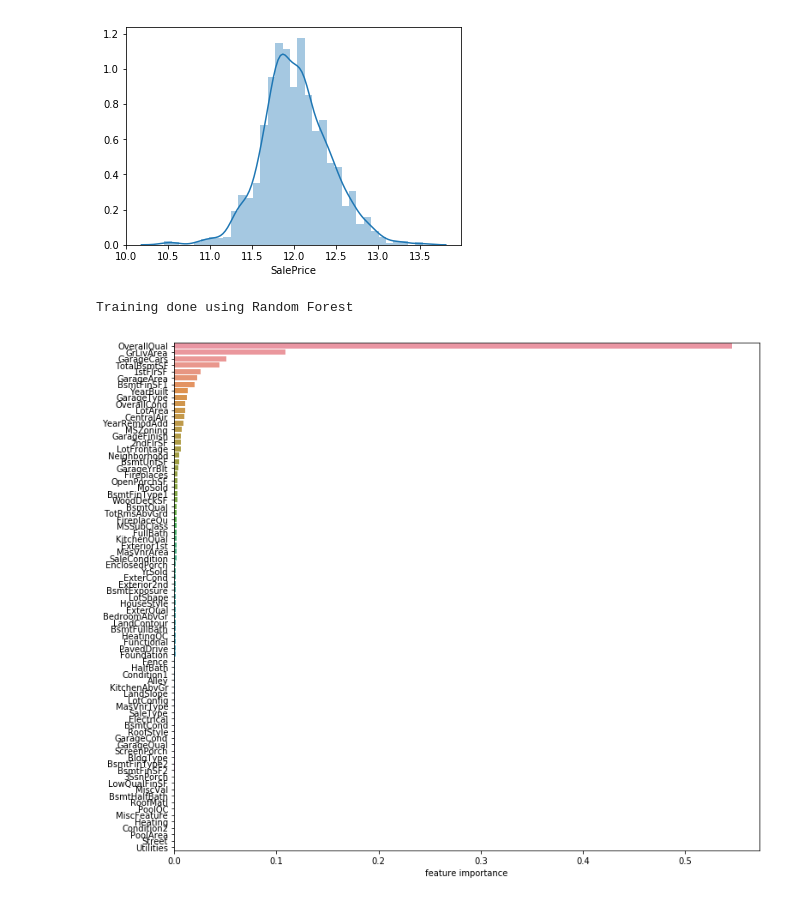
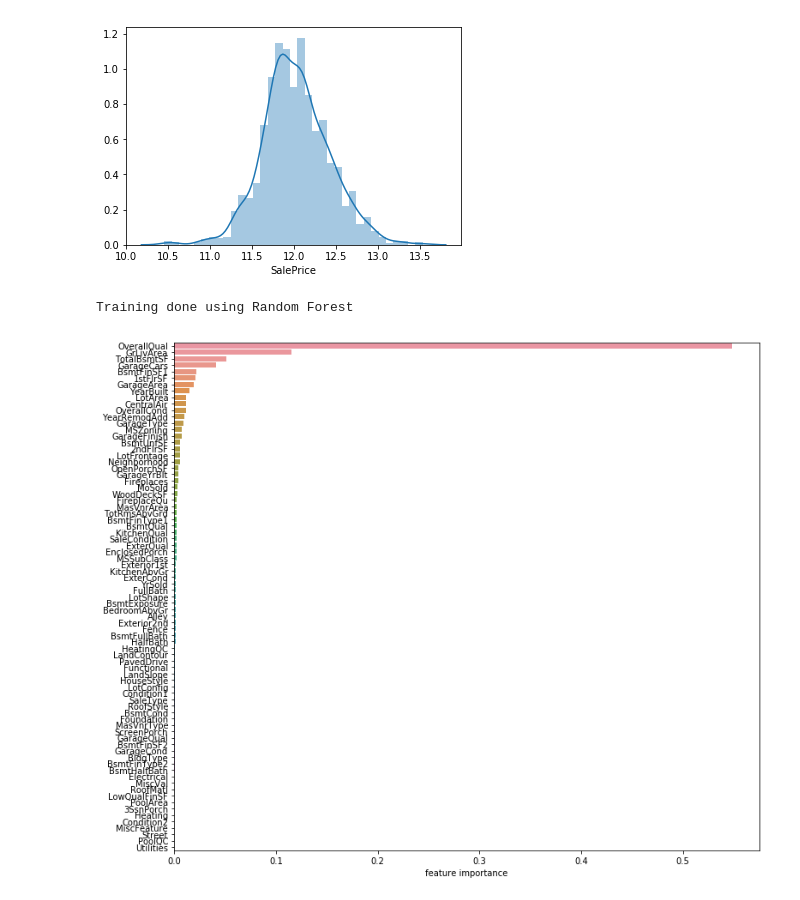
Before and after one commit to lilpacy/python_practice, a Jupyter notebook: kaggle/pred_house_price/regression.ipynb, the cells around one changed output. Cells and saved outputs as stored; diff of their text form; code cells hidden in the pictures.

```diff
--- a/kaggle/pred_house_price/regression.ipynb
+++ b/kaggle/pred_house_price/regression.ipynb
@@ -57,15 +57,15 @@ test_ID = test['Id']
 y_train = train['SalePrice']
 X_train = train.drop(['Id','SalePrice'], axis=1)
 X_test = test.drop('Id', axis=1)
-X_train = X_train.fillna(X_train.median())
 
 # dealing with missing data
 Xmat = pd.concat([X_train, X_test])
 Xmat = Xmat.drop(['LotFrontage','MasVnrArea','GarageYrBlt'], axis=1)
-Xmat = Xmat.fillna(Xmat.median())
+Xmat = Xmat.replace(np.inf,np.nan).fillna(Xmat.replace(np.inf,np.nan).median())
+# Xmat = Xmat.fillna(Xmat.median())
 
 # add a new feature 'total sqfootage' なぜ新しい特徴量を作るのか
-Xmat['TotalISF'] = Xmat['TotalBsmtSF']+Xmat['1stFlrSF']+Xmat['2ndFlrSF']
+Xmat['TotalSF'] = Xmat['TotalBsmtSF']+Xmat['1stFlrSF']+Xmat['2ndFlrSF']
 # %%
 # normality check for the target
 
@@ -85,19 +85,20 @@ plt.show()
 # %%
 # feature importance using random forest
 from sklearn.ensemble import RandomForestRegressor
-rf = RandomForestRegressor(n_estimators=80, random_state=0)
+rf = RandomForestRegressor(n_estimators=80, max_features='auto')
+X_train = X_train.replace(np.inf,np.nan).fillna(X_train.replace(np.inf,np.nan).median())
 rf.fit(X_train, y_train)
 print('Training done using Random Forest')
 
 ranking = np.argsort(-rf.feature_importances_)
-f,ax = plt.subplots(figsize=(11,9))
-sns.barplot(x=rf.feature_importances_[ranking],y=X_train.columns.values[ranking], orient='h')
+f, ax = plt.subplots(figsize=(11, 9))
+sns.barplot(x=rf.feature_importances_[ranking], y=X_train.columns.values[ranking], orient='h')
 ax.set_xlabel("feature importance")
 plt.tight_layout()
 plt.show()
 # %% [output]
 Training done using Random Forest
-[figure, old version]
+[figure, new version]
 # %%
 # use the top 30 features only
 X_train = X_train.iloc[:,ranking[:30]]
```
Also changed, not shown: parts of 7 cells of this notebook, 1 other file.
